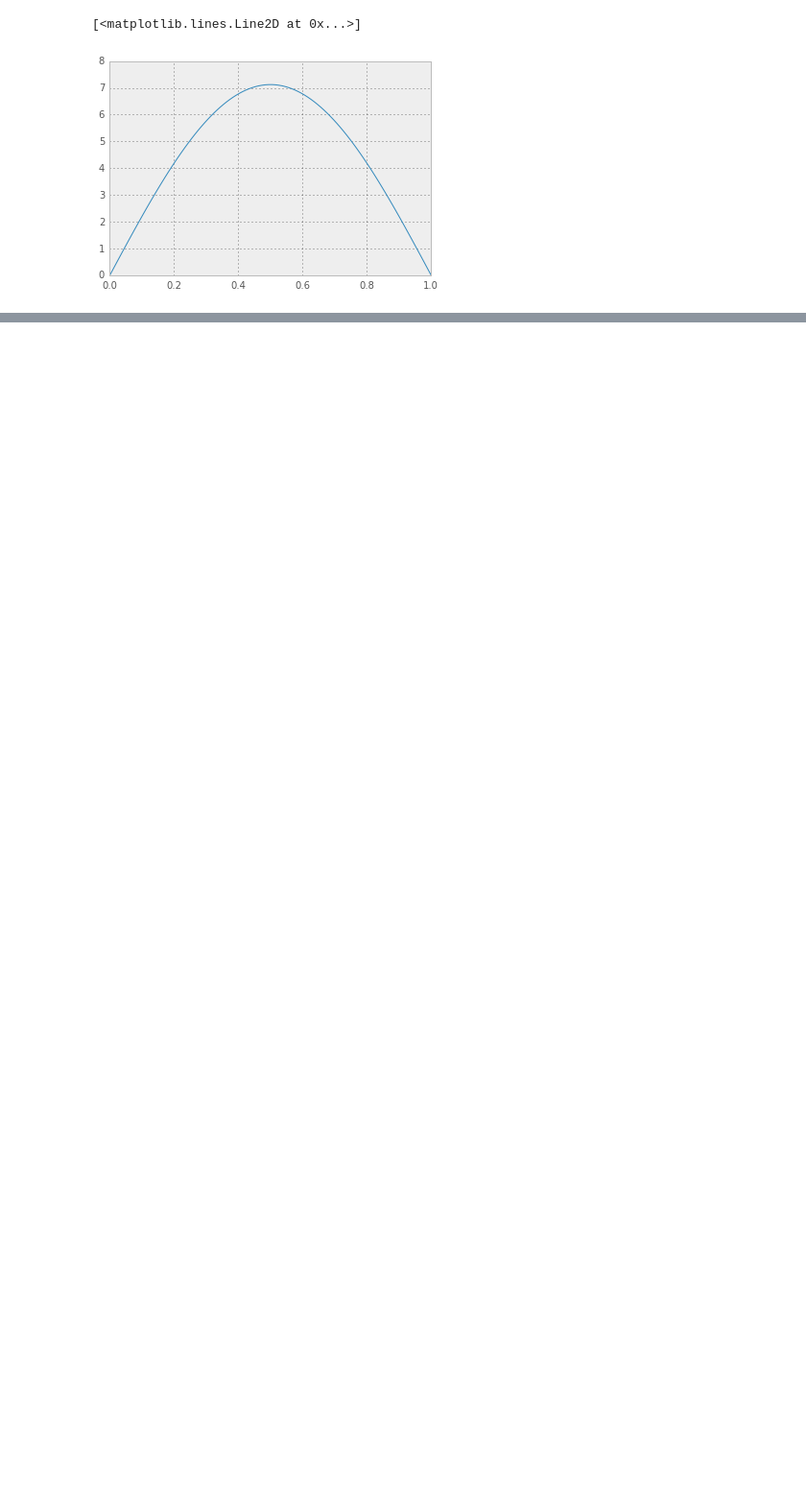
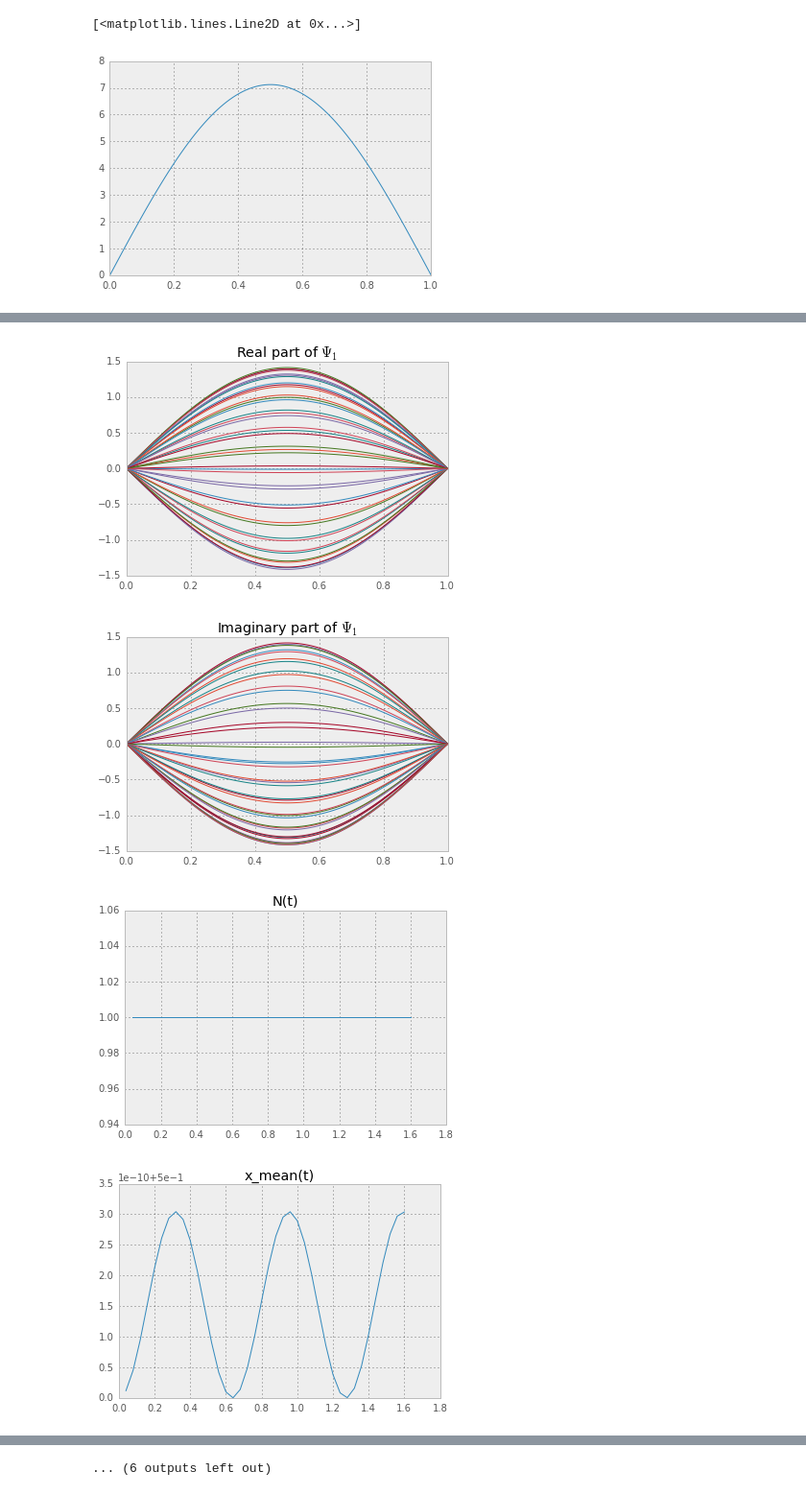
Before and after one commit to ilonajulczuk/quantum_electron, a Jupyter notebook: quantum_electron.ipynb, the cells around one changed output, grey strips where cells are left out. Shown at 96% size. Drawn from its saved outputs; the diff is of its cells as text; code cells hidden in the pictures; blank space fills up the shorter version.

```diff
--- a/quantum_electron.ipynb
+++ b/quantum_electron.ipynb
@@ -176,0 +216,9 @@ run_simulation()
+# %%
+levels, xs, results = run_simulation()
+# %%
+plot_simulations(levels, xs, results)
+# %% [output]
+[figure, added]
+[figure, added]
+[figure, added]
+[figure, added]
@@ -176,0 +233 @@ run_simulation()
+... (6 outputs left out)
```
Also changed, not shown: parts of 7 cells of this notebook.
